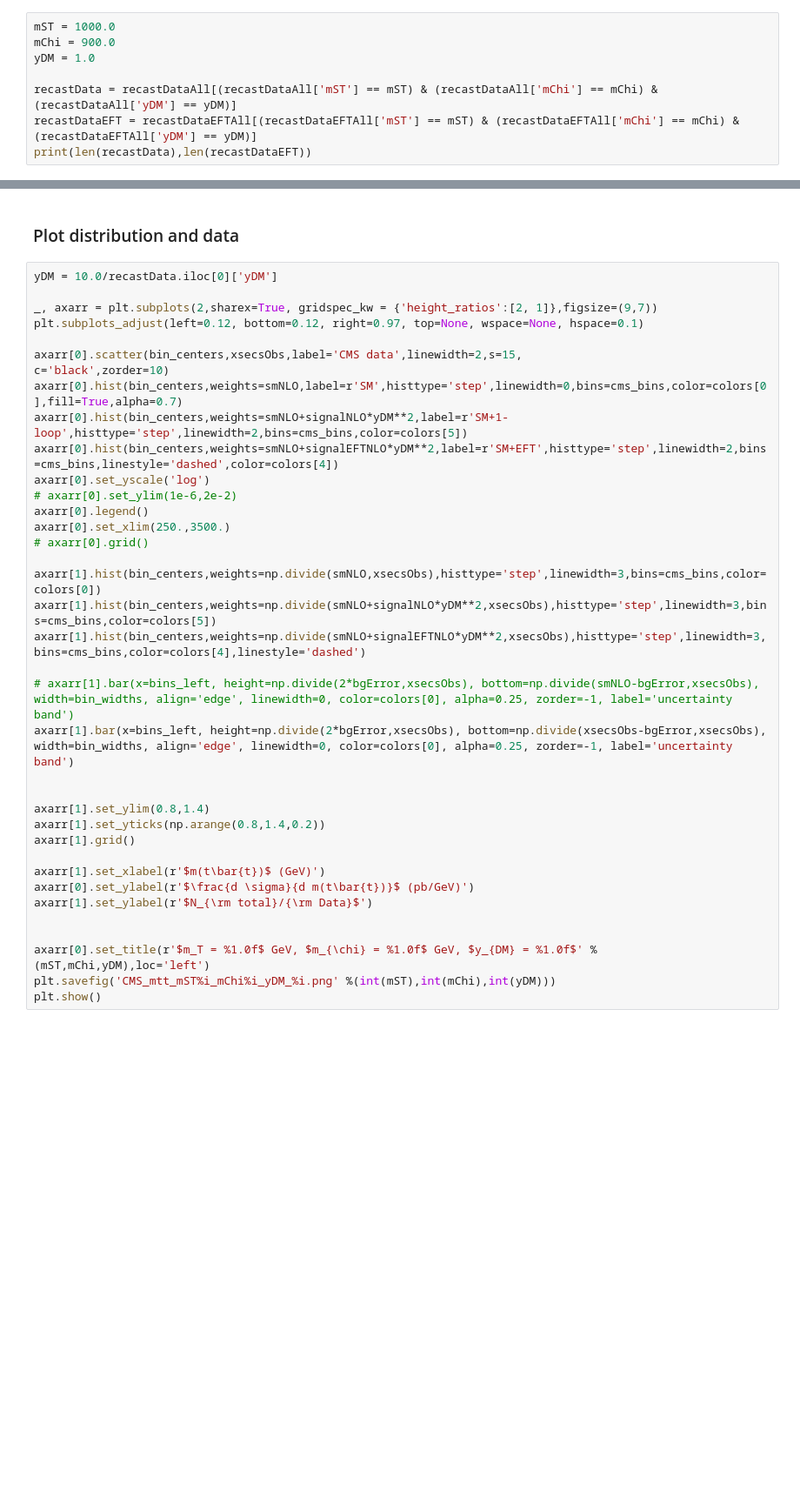
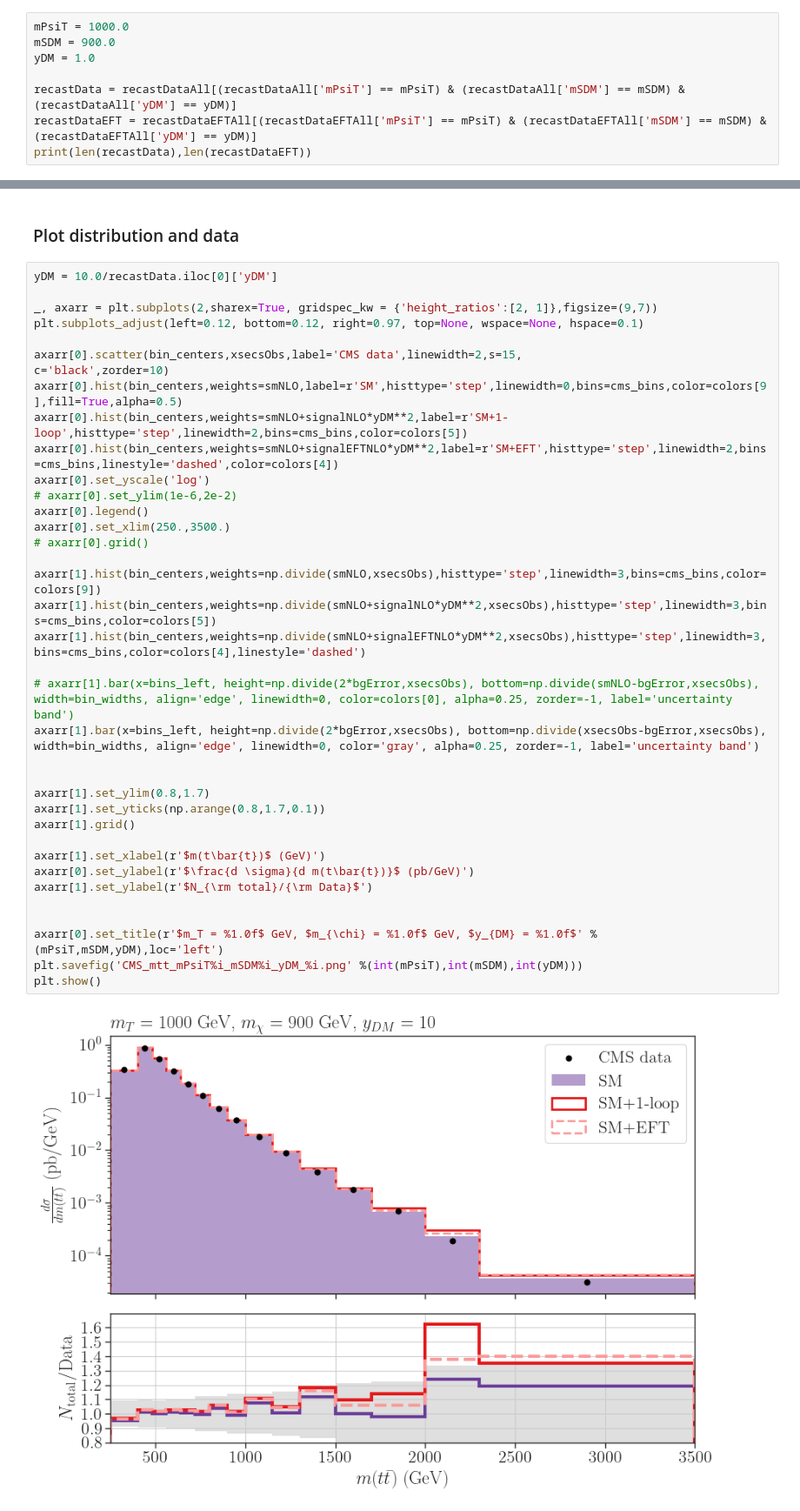
Before and after one commit to viniciusrocca/EFT_ToyModel, a Jupyter notebook: Recast_CMS/plots-dists-CMS.ipynb, the cells around one changed output, grey strips where cells are left out. Shown at 87% size. Cells and saved outputs as stored; diff of their text form; blank space fills up the shorter version.

```diff
--- a/Recast_CMS/plots-dists-CMS.ipynb
+++ b/Recast_CMS/plots-dists-CMS.ipynb
@@ -148,11 +150,11 @@ plt.show()
 # %% [markdown]
 ### Select parameters
 # %%
-mST = 1000.0
-mChi = 900.0
+mPsiT = 1000.0
+mSDM = 900.0
 yDM = 1.0
 
-recastData = recastDataAll[(recastDataAll['mST'] == mST) & (recastDataAll['mChi'] == mChi) & (recastDataAll['yDM'] == yDM)]
-recastDataEFT = recastDataEFTAll[(recastDataEFTAll['mST'] == mST) & (recastDataEFTAll['mChi'] == mChi) & (recastDataEFTAll['yDM'] == yDM)]
+recastData = recastDataAll[(recastDataAll['mPsiT'] == mPsiT) & (recastDataAll['mSDM'] == mSDM) & (recastDataAll['yDM'] == yDM)]
+recastDataEFT = recastDataEFTAll[(recastDataEFTAll['mPsiT'] == mPsiT) & (recastDataEFTAll['mSDM'] == mSDM) & (recastDataEFTAll['yDM'] == yDM)]
 print(len(recastData),len(recastDataEFT))
 # %% [output]
@@ -183,37 +185,39 @@ signalEFTNLO = signalEFT*kfac/bin_widths
 # %%
 yDM = 10.0/recastData.iloc[0]['yDM']
 
 _, axarr = plt.subplots(2,sharex=True, gridspec_kw = {'height_ratios':[2, 1]},figsize=(9,7))
 plt.subplots_adjust(left=0.12, bottom=0.12, right=0.97, top=None, wspace=None, hspace=0.1)
 
 axarr[0].scatter(bin_centers,xsecsObs,label='CMS data',linewidth=2,s=15,
 c='black',zorder=10)
-axarr[0].hist(bin_centers,weights=smNLO,label=r'SM',histtype='step',linewidth=0,bins=cms_bins,color=colors[0],fill=True,alpha=0.7)
+axarr[0].hist(bin_centers,weights=smNLO,label=r'SM',histtype='step',linewidth=0,bins=cms_bins,color=colors[9],fill=True,alpha=0.5)
 axarr[0].hist(bin_centers,weights=smNLO+signalNLO*yDM**2,label=r'SM+1-loop',histtype='step',linewidth=2,bins=cms_bins,color=colors[5])
 axarr[0].hist(bin_centers,weights=smNLO+signalEFTNLO*yDM**2,label=r'SM+EFT',histtype='step',linewidth=2,bins=cms_bins,linestyle='dashed',color=colors[4])
 axarr[0].set_yscale('log')
 # axarr[0].set_ylim(1e-6,2e-2)
 axarr[0].legend()
 axarr[0].set_xlim(250.,3500.)
 # axarr[0].grid()
 
-axarr[1].hist(bin_centers,weights=np.divide(smNLO,xsecsObs),histtype='step',linewidth=3,bins=cms_bins,color=colors[0])
+axarr[1].hist(bin_centers,weights=np.divide(smNLO,xsecsObs),histtype='step',linewidth=3,bins=cms_bins,color=colors[9])
 axarr[1].hist(bin_centers,weights=np.divide(smNLO+signalNLO*yDM**2,xsecsObs),histtype='step',linewidth=3,bins=cms_bins,color=colors[5])
 axarr[1].hist(bin_centers,weights=np.divide(smNLO+signalEFTNLO*yDM**2,xsecsObs),histtype='step',linewidth=3,bins=cms_bins,color=colors[4],linestyle='dashed')
 
 # axarr[1].bar(x=bins_left, height=np.divide(2*bgError,xsecsObs), bottom=np.divide(smNLO-bgError,xsecsObs), width=bin_widths, align='edge', linewidth=0, color=colors[0], alpha=0.25, zorder=-1, label='uncertainty band')
-axarr[1].bar(x=bins_left, height=np.divide(2*bgError,xsecsObs), bottom=np.divide(xsecsObs-bgError,xsecsObs), width=bin_widths, align='edge', linewidth=0, color=colors[0], alpha=0.25, zorder=-1, label='uncertainty band')
+axarr[1].bar(x=bins_left, height=np.divide(2*bgError,xsecsObs), bottom=np.divide(xsecsObs-bgError,xsecsObs), width=bin_widths, align='edge', linewidth=0, color='gray', alpha=0.25, zorder=-1, label='uncertainty band')
 
 
-axarr[1].set_ylim(0.8,1.4)
-axarr[1].set_yticks(np.arange(0.8,1.4,0.2))
+axarr[1].set_ylim(0.8,1.7)
+axarr[1].set_yticks(np.arange(0.8,1.7,0.1))
 axarr[1].grid()
 
 axarr[1].set_xlabel(r'$m(t\bar{t})$ (GeV)')
 axarr[0].set_ylabel(r'$\frac{d \sigma}{d m(t\bar{t})}$ (pb/GeV)')
 axarr[1].set_ylabel(r'$N_{\rm total}/{\rm Data}$')
 
 
-axarr[0].set_title(r'$m_T = %1.0f$ GeV, $m_{\chi} = %1.0f$ GeV, $y_{DM} = %1.0f$' %(mST,mChi,yDM),loc='left')
-plt.savefig('CMS_mtt_mST%i_mChi%i_yDM_%i.png' %(int(mST),int(mChi),int(yDM)))
+axarr[0].set_title(r'$m_T = %1.0f$ GeV, $m_{\chi} = %1.0f$ GeV, $y_{DM} = %1.0f$' %(mPsiT,mSDM,yDM),loc='left')
+plt.savefig('CMS_mtt_mPsiT%i_mSDM%i_yDM_%i.png' %(int(mPsiT),int(mSDM),int(yDM)))
 plt.show()
+# %% [output]
+[figure, added]
```
Also changed, not shown: parts of 16 cells of this notebook, 9 other files.
